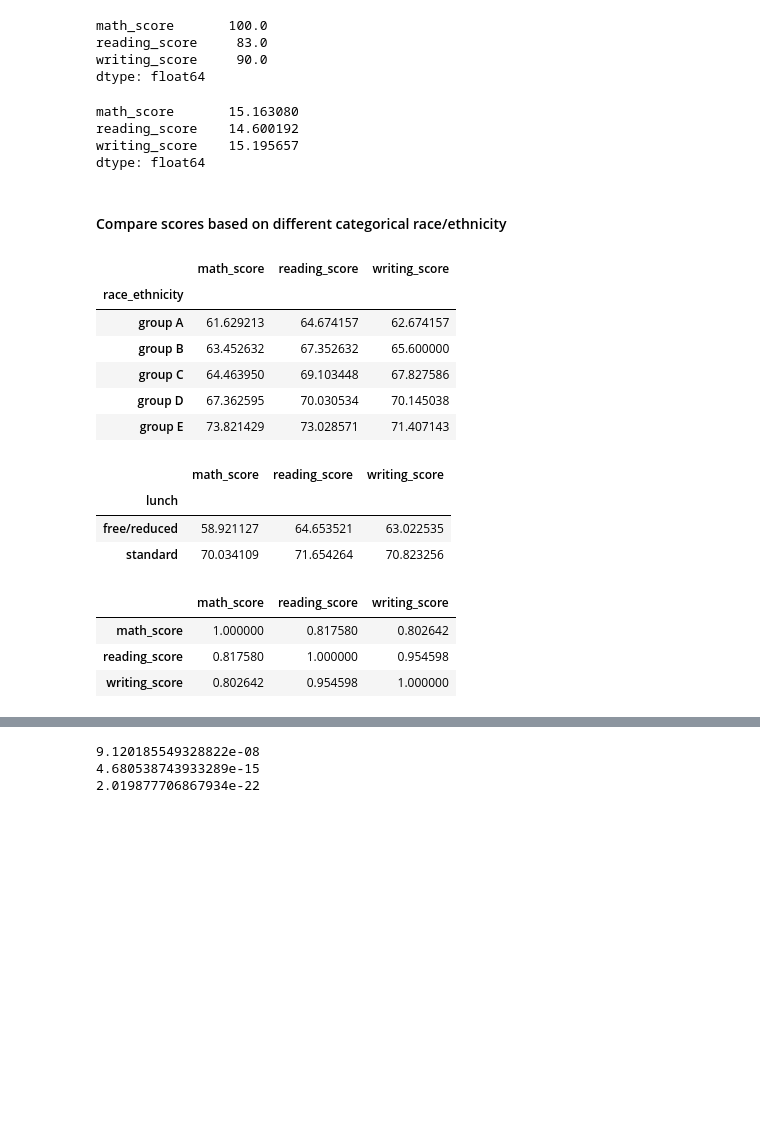
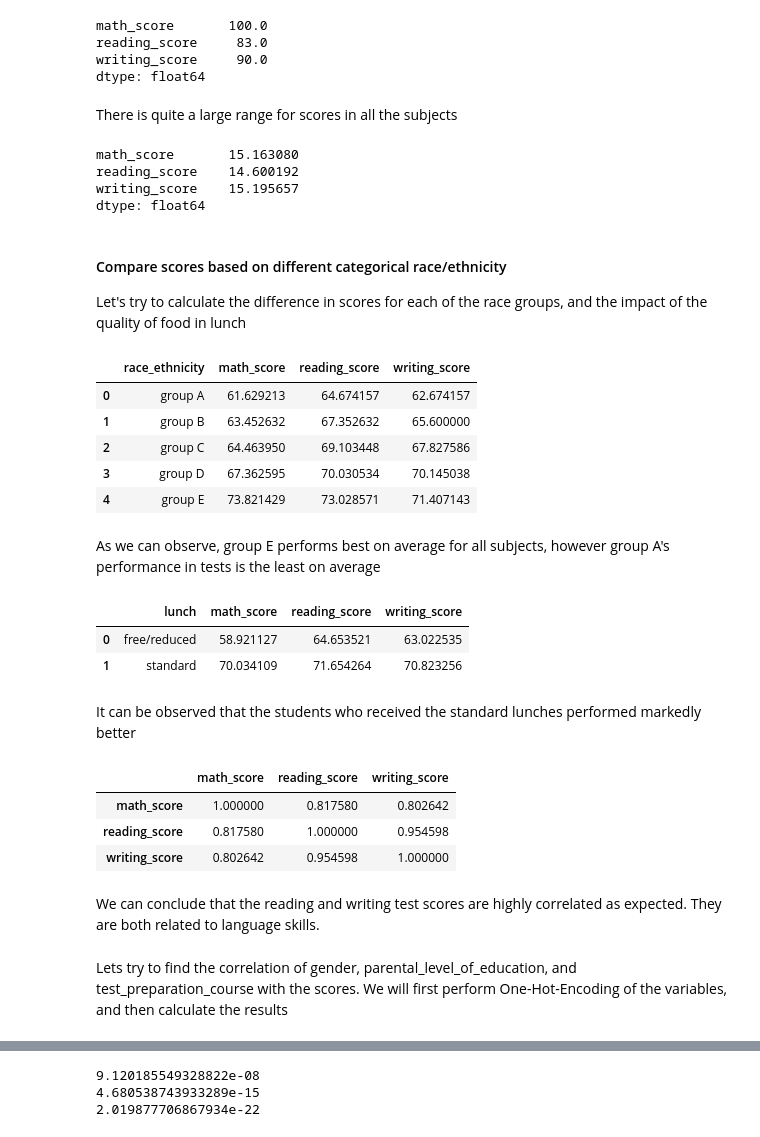
Before and after one commit to garimeh/student_performance, a Jupyter notebook: student_performance.ipynb, the cells around one changed output, grey strips where cells are left out. Drawn from its saved outputs; the diff is of its cells as text; code cells hidden in the pictures; blank space fills up the shorter version.

```diff
--- a/student_performance.ipynb
+++ b/student_performance.ipynb
@@ -93,6 +137,8 @@ math_score       100.0
 reading_score     83.0
 writing_score     90.0
 dtype: float64
+# %% [markdown]
+There is quite a large range for scores in all the subjects
 # %%
 std_dev
 # %% [output]
@@ -100,25 +146,30 @@ math_score       15.163080
 reading_score    14.600192
 writing_score    15.195657
 dtype: float64
-# %% [markdown]
-#### Compare scores based on different categorical race/ethnicity
+# %% [markdown]
+#### Compare scores based on different categorical race/ethnicity
+Let's try to calculate the difference in scores for each of the race groups, and the impact of the quality of food in lunch
 # %%
-df.groupby('race_ethnicity')[['math_score', 'reading_score', 'writing_score']].mean()
+# Calculating average scores for each racial group
+df.groupby('race_ethnicity')[['math_score', 'reading_score', 'writing_score']].mean().reset_index()
 # %% [output]
-|  | math_score | reading_score | writing_score |
-| race_ethnicity |  |  |  |
-| group A | 61.629213 | 64.674157 | 62.674157 |
-| group B | 63.452632 | 67.352632 | 65.600000 |
-| group C | 64.463950 | 69.103448 | 67.827586 |
-| group D | 67.362595 | 70.030534 | 70.145038 |
-| group E | 73.821429 | 73.028571 | 71.407143 |
+|  | race_ethnicity | math_score | reading_score | writing_score |
+| 0 | group A | 61.629213 | 64.674157 | 62.674157 |
+| 1 | group B | 63.452632 | 67.352632 | 65.600000 |
+| 2 | group C | 64.463950 | 69.103448 | 67.827586 |
+| 3 | group D | 67.362595 | 70.030534 | 70.145038 |
+| 4 | group E | 73.821429 | 73.028571 | 71.407143 |
+# %% [markdown]
+As we can observe, group E performs best on average for all subjects, however group A's performance in tests is the least on average
 # %%
-df.groupby('lunch')[['math_score', 'reading_score', 'writing_score']].mean()
+# Calculating average scores for each the kind of lunch received
+df.groupby('lunch')[['math_score', 'reading_score', 'writing_score']].mean().reset_index()
 # %% [output]
-|  | math_score | reading_score | writing_score |
-| lunch |  |  |  |
-| free/reduced | 58.921127 | 64.653521 | 63.022535 |
-| standard | 70.034109 | 71.654264 | 70.823256 |
+|  | lunch | math_score | reading_score | writing_score |
+| 0 | free/reduced | 58.921127 | 64.653521 | 63.022535 |
+| 1 | standard | 70.034109 | 71.654264 | 70.823256 |
+# %% [markdown]
+It can be observed that the students who received the standard lunches performed markedly better
 # %%
 # Checking the correlation between scores
 df[['math_score', 'reading_score', 'writing_score']].corr()
@@ -127,3 +178,7 @@ df[['math_score', 'reading_score', 'writing_score']].corr()
 | math_score | 1.000000 | 0.817580 | 0.802642 |
 | reading_score | 0.817580 | 1.000000 | 0.954598 |
 | writing_score | 0.802642 | 0.954598 | 1.000000 |
+# %% [markdown]
+We can conclude that the reading and writing test scores are highly correlated as expected. They are both related to language skills.
+# %% [markdown]
+Lets try to find the correlation of gender, parental_level_of_education, and test_preparation_course with the scores. We will first perform One-Hot-Encoding of the variables, and then calculate the results
```
Also changed, not shown: parts of 34 cells of this notebook.
